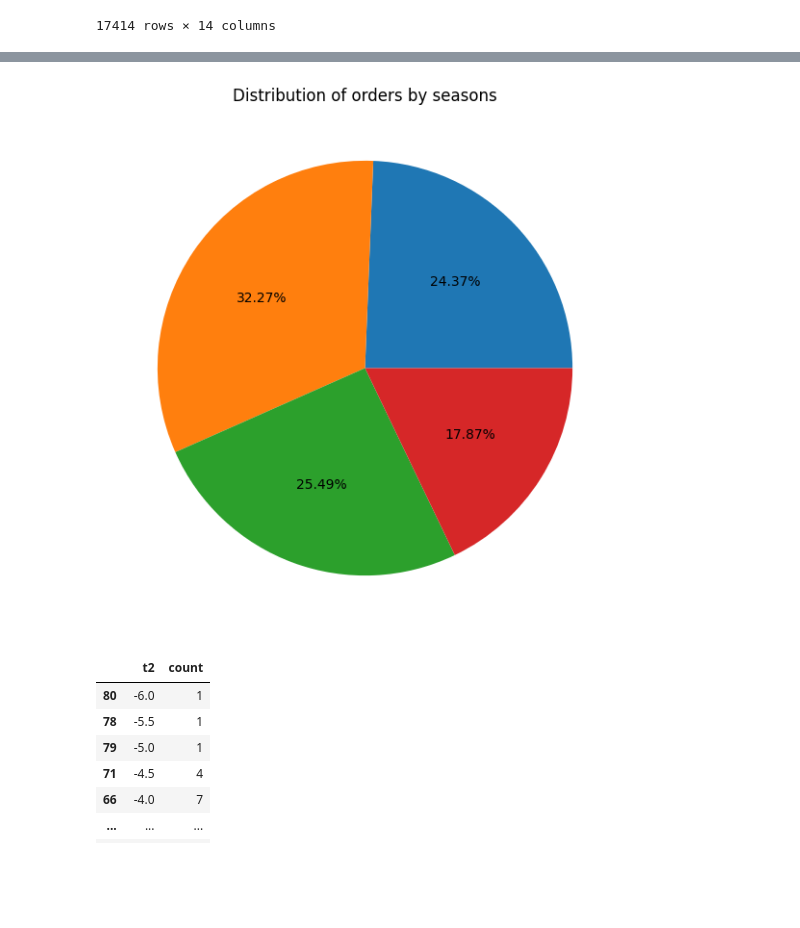
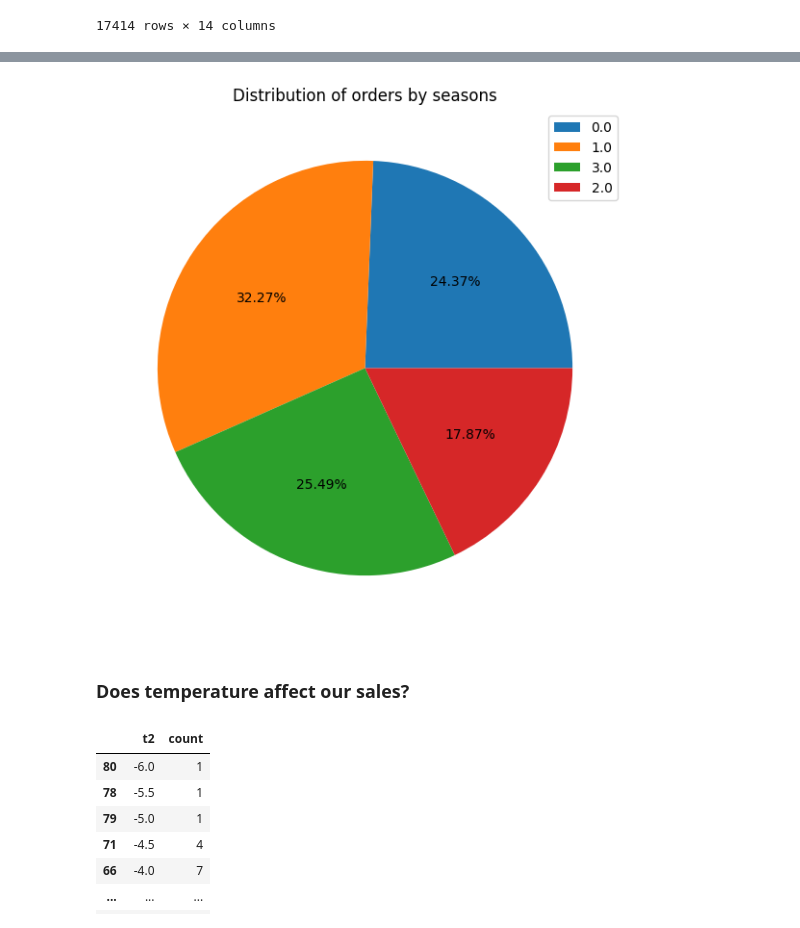
Before and after one commit to databyhuseyn/DataAnalysis, a Jupyter notebook: Bike_Sharing_Data_Analysis.ipynb, the cells around one changed output, grey strips where cells are left out. Cells and saved outputs as stored; diff of their text form; code cells hidden in the pictures; blank space fills up the shorter version.

```diff
--- a/Bike_Sharing_Data_Analysis.ipynb
+++ b/Bike_Sharing_Data_Analysis.ipynb
@@ -223,10 +233,13 @@ df
 # %%
 plt.figure(figsize=(7, 7))
 plt.title('Distribution of orders by seasons')
 plt.pie(df.groupby(by=df.season)['cnt'].sum(), autopct='%1.2f%%')
+plt.legend(df.season.value_counts().reset_index()['season'])
 plt.show()
 # %% [output]
-[figure, old version]
+[figure, new version]
+# %% [markdown]
+### Does temperature affect our sales?
 # %%
 df.t1.value_counts().reset_index().sort_values(by='t1')
 # %% [output]
```
Also changed, not shown: parts of 6 cells of this notebook.
